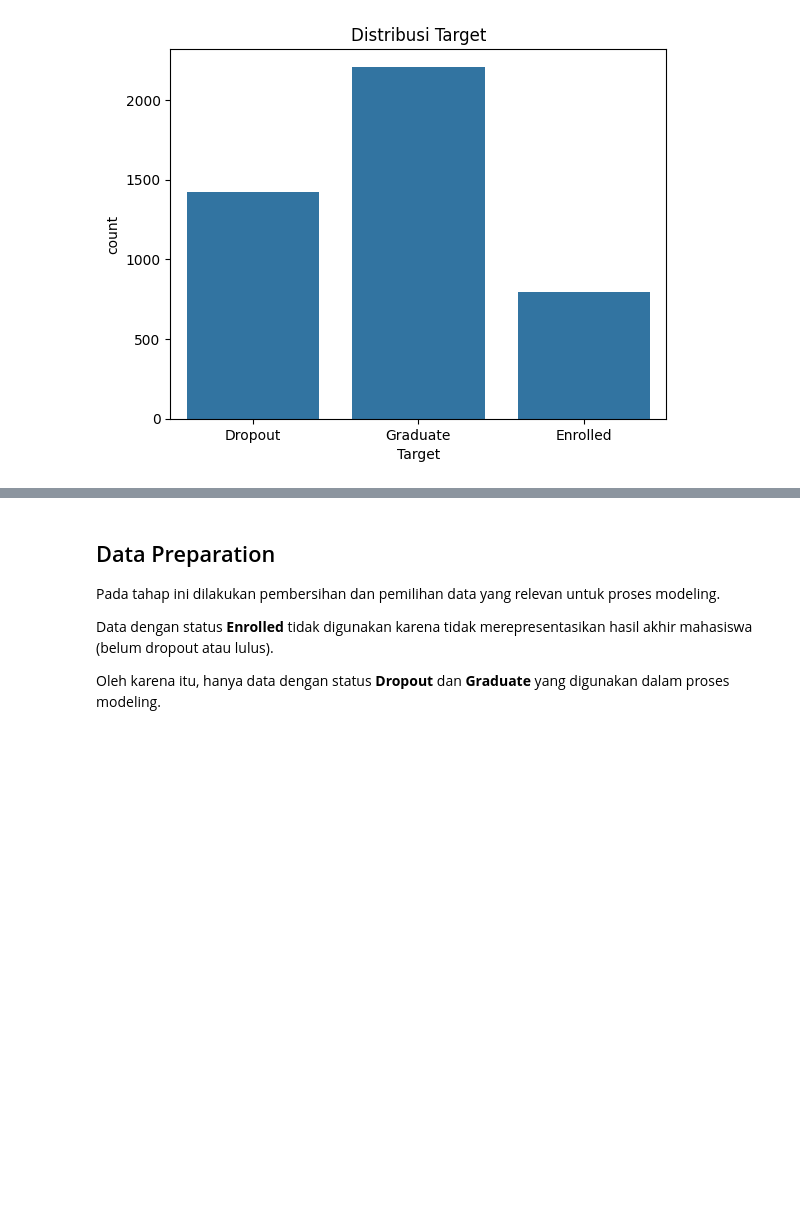
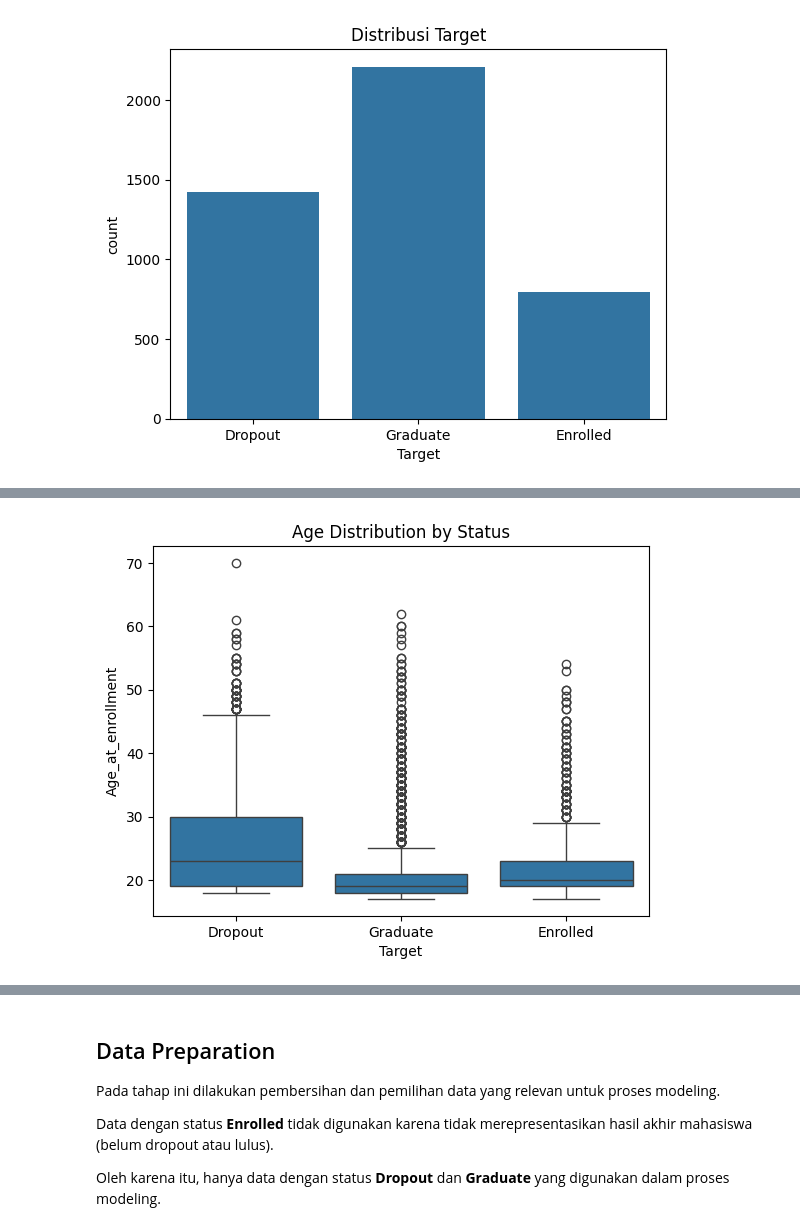
Before and after one commit to swynt/data-project-1, a Jupyter notebook: student-dropout-prediction/notebook.ipynb, the cells around one changed output, grey strips where cells are left out. Saved outputs shown, nothing was run; the diff lists cells and outputs as text; code cells hidden in the pictures; blank space fills up the shorter version.

```diff
--- a/student-dropout-prediction/notebook.ipynb
+++ b/student-dropout-prediction/notebook.ipynb
@@ -85,0 +106,6 @@ plt.show()
+# %%
+sns.boxplot(x='Target', y='Age_at_enrollment', data=df)
+plt.title("Age Distribution by Status")
+plt.show()
+# %% [output]
+[figure, added]
```
Also changed, not shown: parts of 13 cells of this notebook, 2 other files.
